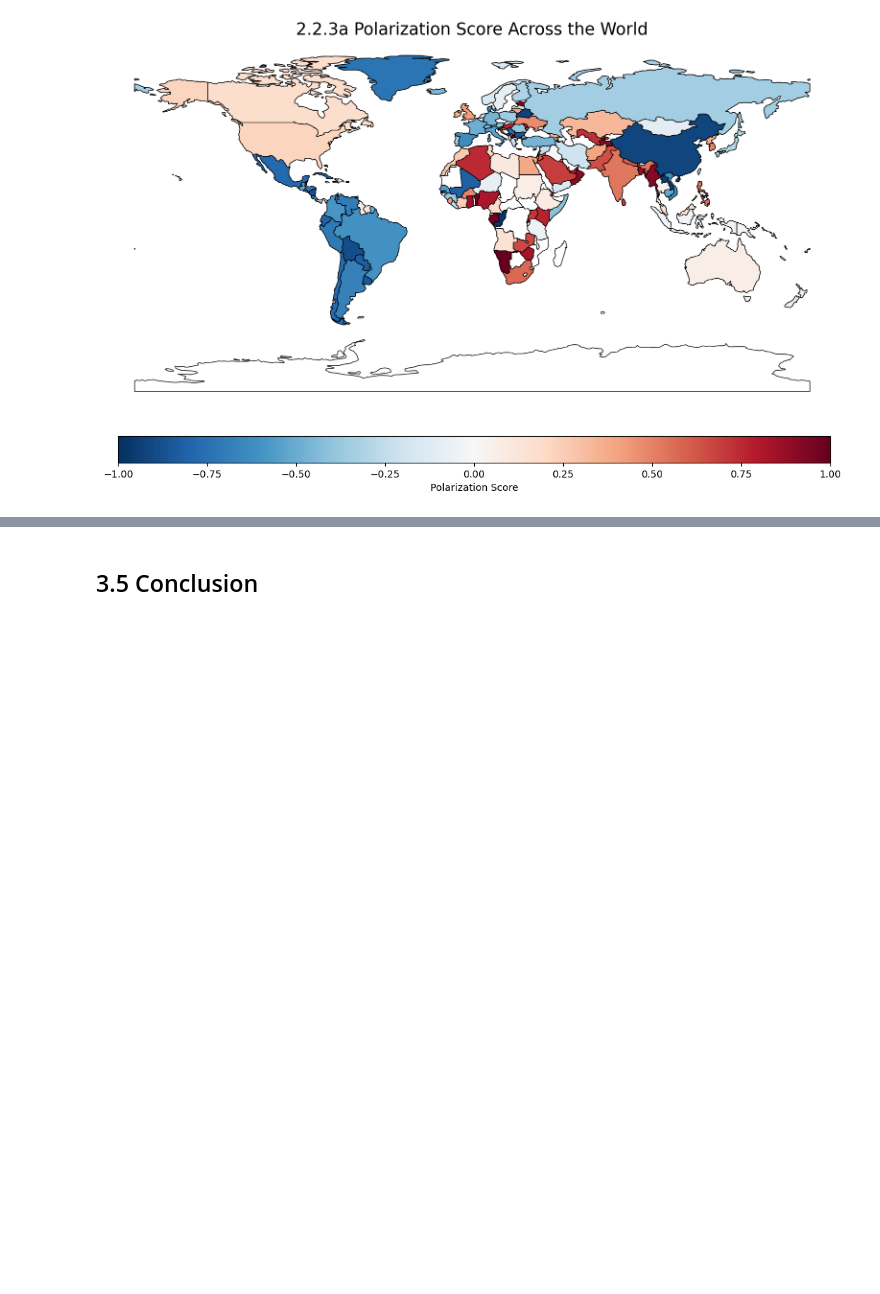
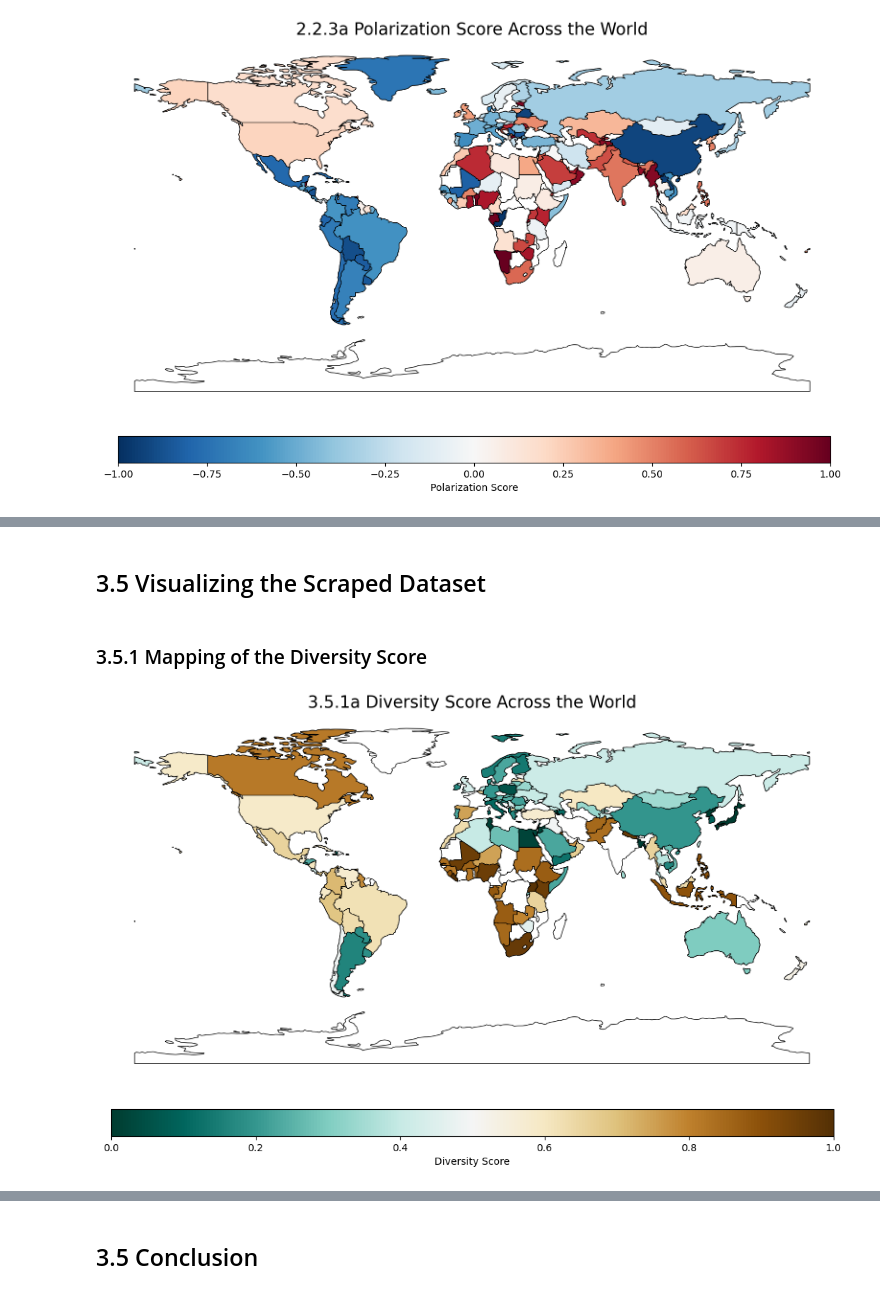
Before and after one commit to gavinhaozzh/Twitter-sentiment-analysis, a Jupyter notebook: Project3.ipynb, the cells around one changed output, grey strips where cells are left out. Drawn from its saved outputs; the diff is of its cells as text; code cells hidden in the pictures; blank space fills up the shorter version.

```diff
--- a/Project3.ipynb
+++ b/Project3.ipynb
@@ -1058,0 +1065,17 @@ Screenshot of the HTML codes:
+# %%
+# now use the BeautifulSoup function to clean the response function
+# generate a cleaned object called sorted_soup_diliver
+sorted_soup_diver = BeautifulSoup(diver_response.content)
+# take a look at the sorted_soup_diliver to find the table in the codes for me to scrape
+# find the table to scrape; ctl+f search for the column title to find them easier.
+
+# from the HTML code, the table is in tag: table, with class 'shdb-on-page-table'
+# use find_all(tag: table, calss: 'data-table') function to get the table we want to scrape
+# [0] is telling the function to scrape the first table
+all_data_diver = sorted_soup_diver.find_all('table', 'shdb-on-page-table')[0]
+# take a look at the table to identify how we want to loop over to extract the table
+# %%
+# each row of data is separated by 'tr', thus use find_all function to get all rows of data
+all_val_diver = all_data_diver.find_all('tr')
+# see how the data format looks like
+all_val_diver[1]
@@ -1058,0 +1178,5 @@ Screenshot of the HTML codes:
+# %%
+# notice I chose to inner merge instead of outer merge
+# because it would be meaningless to only have data but no corresponding country
+merged_diver_polar = pd.merge(country_polar_map, diver_df, left_on='iso_a3', right_on='Country_Code', how='inner')
+merged_diver_polar.head() # see how it looks like
@@ -1058,0 +1207,29 @@ Screenshot of the HTML codes:
+# %% [markdown]
+## 3.5 Visualizing the Scraped Dataset
+# %% [markdown]
+### 3.5.1 Mapping of the Diversity Score
+# %%
+# now we start to graph
+# start with the world map layer
+fig, gax = plt.subplots(figsize=(20,10))
+world.plot(ax=gax, edgecolor='black',color='white')
+# then we map the colour of polarization score
+merged_diver_polar.plot(
+    ax=gax, edgecolor='black', column="Racial Diversity", legend=False, cmap='BrBG_r',
+)
+plt.title('3.5.1a Diversity Score Across the World', fontsize = 25)
+plt.axis('off')
+# we now create a colorbar
+fig, ax = plt.subplots(figsize=(13, 1))
+fig.subplots_adjust(bottom=0.5)
+
+cmap = 'BrBG_r'
+norm = mpl.colors.Normalize(vmin=0, vmax=1)
+
+fig.colorbar(mpl.cm.ScalarMappable(norm=norm, cmap=cmap),
+             cax=ax, orientation='horizontal', label='Diversity Score')
+# end of colorbar
+plt.show()
+# %% [output]
+[figure, added]
+[figure, added]
```
Also changed, not shown: parts of 48 cells of this notebook.
